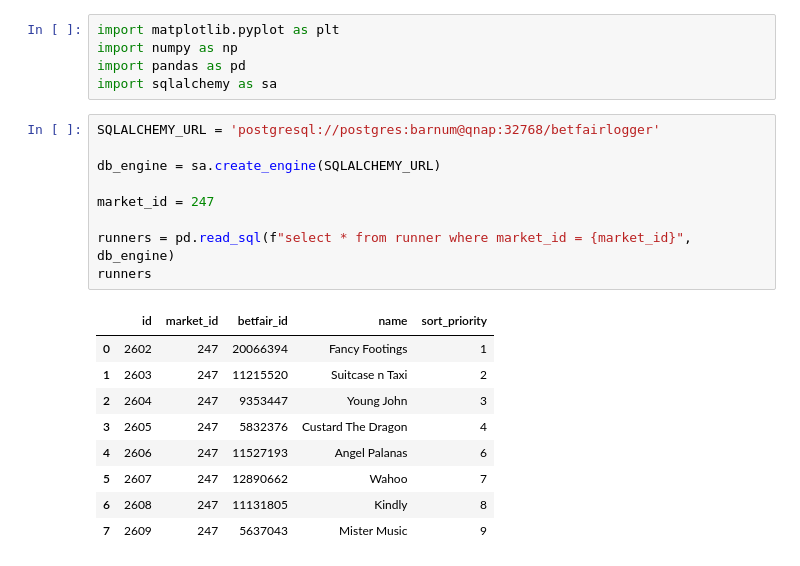
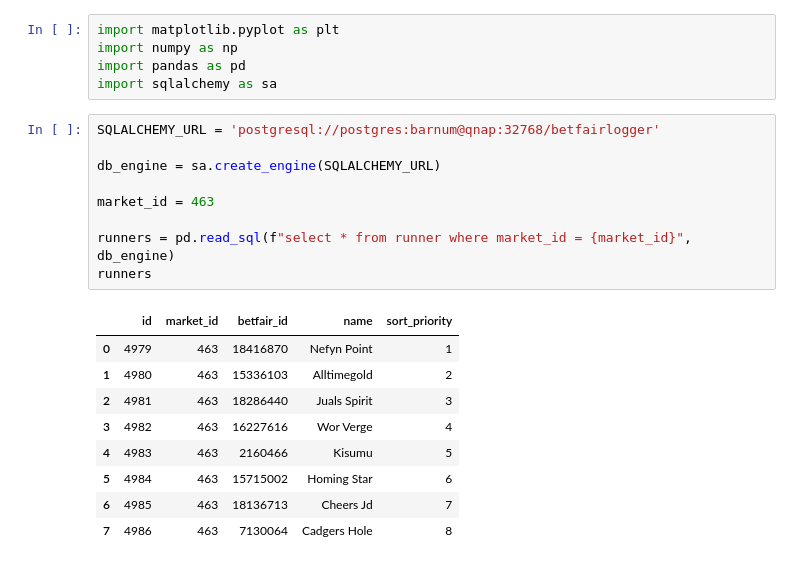
Before and after one commit to GrahamJC/BetfairLogger, a Jupyter notebook: Matplotlib.ipynb, the cells around one changed output. Drawn from its saved outputs; the diff is of its cells as text.

```diff
--- a/Matplotlib.ipynb
+++ b/Matplotlib.ipynb
@@ -8,21 +8,21 @@ import sqlalchemy as sa
 # %%
 SQLALCHEMY_URL = 'postgresql://postgres:barnum@qnap:32768/betfairlogger'
 
 db_engine = sa.create_engine(SQLALCHEMY_URL)
 
-market_id = 247
+market_id = 463
 
 runners = pd.read_sql(f"select * from runner where market_id = {market_id}", db_engine)
 runners
 # %% [output]
 |  | id | market_id | betfair_id | name | sort_priority |
-| 0 | 2602 | 247 | 20066394 | Fancy Footings | 1 |
-| 1 | 2603 | 247 | 11215520 | Suitcase n Taxi | 2 |
-| 2 | 2604 | 247 | 9353447 | Young John | 3 |
-| 3 | 2605 | 247 | 5832376 | Custard The Dragon | 4 |
-| 4 | 2606 | 247 | 11527193 | Angel Palanas | 6 |
-| 5 | 2607 | 247 | 12890662 | Wahoo | 7 |
-| 6 | 2608 | 247 | 11131805 | Kindly | 8 |
-| 7 | 2609 | 247 | 5637043 | Mister Music | 9 |
+| 0 | 4979 | 463 | 18416870 | Nefyn Point | 1 |
+| 1 | 4980 | 463 | 15336103 | Alltimegold | 2 |
+| 2 | 4981 | 463 | 18286440 | Juals Spirit | 3 |
+| 3 | 4982 | 463 | 16227616 | Wor Verge | 4 |
+| 4 | 4983 | 463 | 2160466 | Kisumu | 5 |
+| 5 | 4984 | 463 | 15715002 | Homing Star | 6 |
+| 6 | 4985 | 463 | 18136713 | Cheers Jd | 7 |
+| 7 | 4986 | 463 | 7130064 | Cadgers Hole | 8 |
 # %%
 query = (
```
Also changed, not shown: parts of 4 cells of this notebook, 5 other files.
